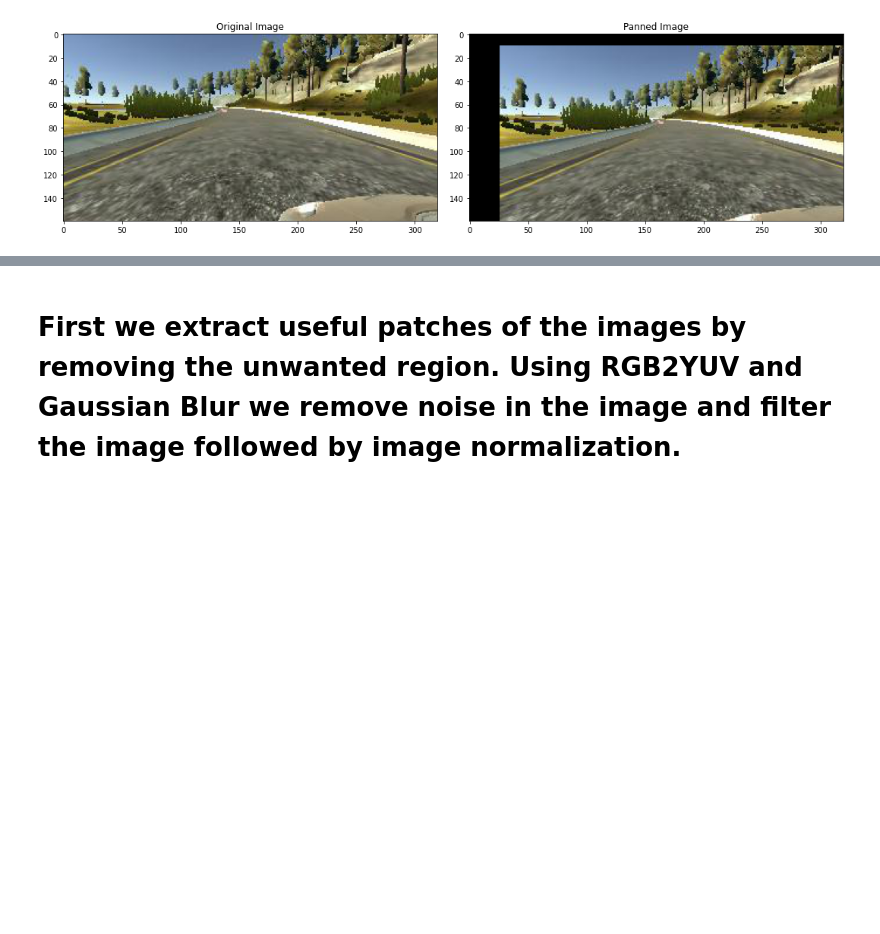
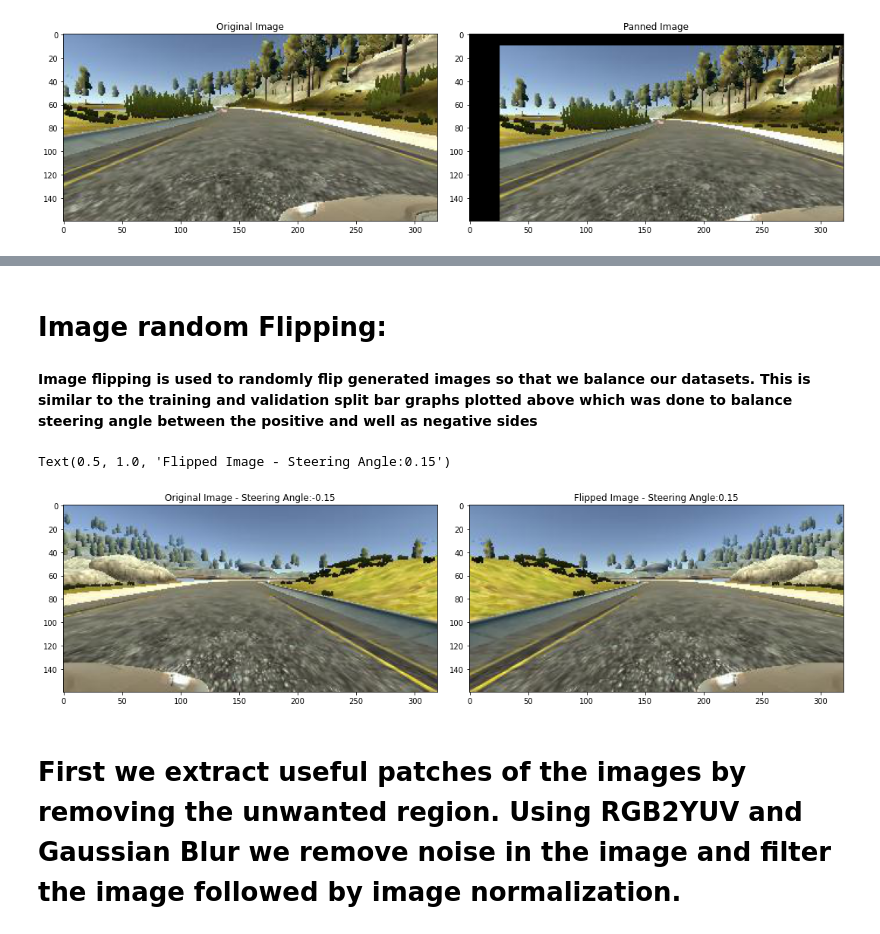
Before and after one commit to lopeselio/Behavioral-Cloning-Udacity--Self-Driving-Car-using-Deep-Learning, a Jupyter notebook: Behavioral_Cloning.ipynb, the cells around one changed output, grey strips where cells are left out. Cells and saved outputs as stored; diff of their text form; code cells hidden in the pictures; blank space fills up the shorter version.

```diff
--- a/Behavioral_Cloning.ipynb
+++ b/Behavioral_Cloning.ipynb
@@ -221,3 +245,31 @@ Text(0.5, 1.0, 'Panned Image')
+# %% [markdown]
+# Image random **Flipping**:
+# %% [markdown]
+**Image flipping is used to randomly flip generated images so that we balance our datasets. This is similar to the training and validation split bar graphs plotted above which was done to balance steering angle between the positive and well as negative sides**
+# %%
+def img_random_flip(image, steering_angle):
+    image = cv2.flip(image,1)
+    steering_angle = -steering_angle
+    return image, steering_angle
+random_index = random.randint(0, 1000)
+image = image_paths[random_index]
+steering_angle = steerings[random_index]
+
+
+original_image = mpimg.imread(image)
+flipped_image, flipped_steering_angle = img_random_flip(original_image, steering_angle)
+
+fig, axs = plt.subplots(1, 2, figsize=(15, 10))
+fig.tight_layout()
+
+axs[0].imshow(original_image)
+axs[0].set_title('Original Image - ' + 'Steering Angle:' + str(steering_angle))
+
+axs[1].imshow(flipped_image)
+axs[1].set_title('Flipped Image - ' + 'Steering Angle:' + str(flipped_steering_angle))
+# %% [output]
+Text(0.5, 1.0, 'Flipped Image - Steering Angle:0.15')
+[figure, added]
 # %% [markdown]
 # First we extract useful patches of the images by removing the unwanted region. Using RGB2YUV and Gaussian Blur we remove noise in the image and filter the image followed by image normalization.
 # %%
```
Also changed, not shown: parts of 3 cells of this notebook.
